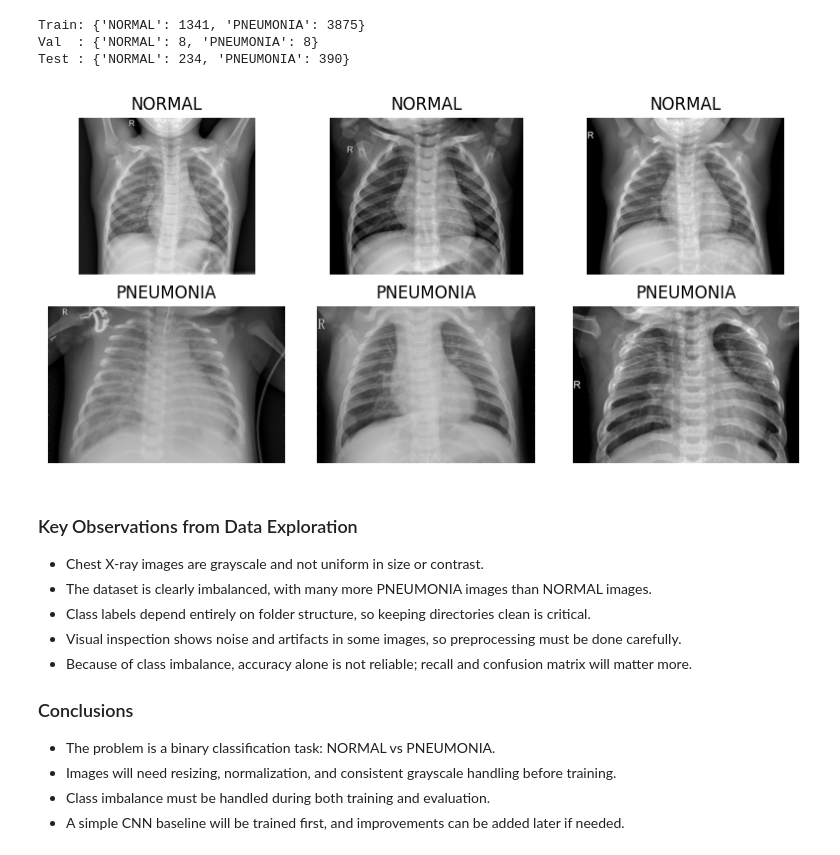
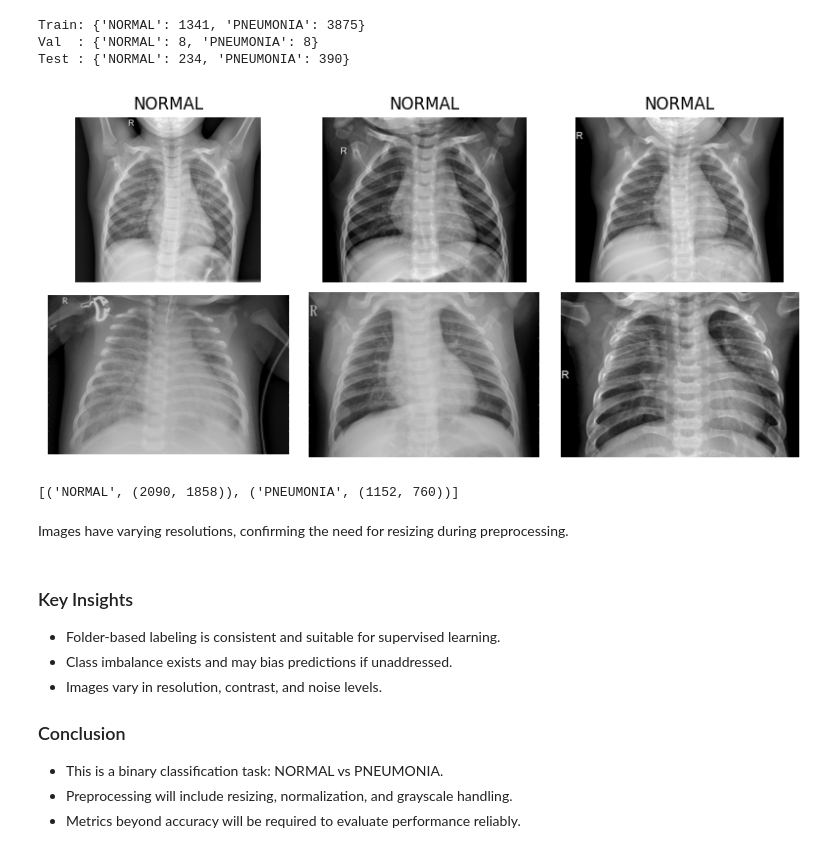
Before and after one commit to SutikshanUpman/Chest-Xray-Pneumonia-Detection, a Jupyter notebook: notebooks/01_data_exploration.ipynb, the cells around one changed output. Cells and saved outputs as stored; diff of their text form; code cells hidden in the pictures.

Commit message:
Check image resolution variability

```diff
--- a/notebooks/01_data_exploration.ipynb
+++ b/notebooks/01_data_exploration.ipynb
@@ -62,39 +62,49 @@ Val  : {'NORMAL': 8, 'PNEUMONIA': 8}
 Test : {'NORMAL': 234, 'PNEUMONIA': 390}
 # %%
 # Visualize sample X-ray images from each class
+# consistent results
 def show_samples(split_dir, n=3):
+    classes = sorted(os.listdir(split_dir))
     plt.figure(figsize=(8, 4))
     idx = 1
 
-    for cls in os.listdir(split_dir):
-        images = list((split_dir / cls).glob("*"))[:n]
+    for cls in classes:
+        images = sorted((split_dir / cls).glob("*"))[:n]
 
         for img_path in images:
             img = Image.open(img_path).convert("L")
-            plt.subplot(2, n, idx)
+            plt.subplot(len(classes), n, idx)
             plt.imshow(img, cmap="gray")
-            plt.title(cls)
+            plt.title(cls if idx <= n else "")
             plt.axis("off")
             idx += 1
 
     plt.tight_layout()
     plt.show()
 
 show_samples(TRAIN_DIR, n=3)
 # %% [output]
-[figure, old version]
+[figure, new version]
+# %%
+# Check image resolution variability
+sizes = []
+
+for cls in os.listdir(TRAIN_DIR):
+    img_path = next((TRAIN_DIR / cls).glob("*"))
+    sizes.append((cls, Image.open(img_path).size))
+
+sizes
+# %% [output]
+[('NORMAL', (2090, 1858)), ('PNEUMONIA', (1152, 760))]
+# %% [markdown]
+Images have varying resolutions, confirming the need for resizing during preprocessing.
 # %% [markdown]
-### Key Observations from Data Exploration
+### Key Insights
+- Folder-based labeling is consistent and suitable for supervised learning.
+- Class imbalance exists and may bias predictions if unaddressed.
+- Images vary in resolution, contrast, and noise levels.
 
-- Chest X-ray images are grayscale and not uniform in size or contrast.
-- The dataset is clearly imbalanced, with many more PNEUMONIA images than NORMAL images.
-- Class labels depend entirely on folder structure, so keeping directories clean is critical.
-- Visual inspection shows noise and artifacts in some images, so preprocessing must be done carefully.
-- Because of class imbalance, accuracy alone is not reliable; recall and confusion matrix will matter more.
-
-### Conclusions
-
-- The problem is a binary classification task: NORMAL vs PNEUMONIA.
-- Images will need resizing, normalization, and consistent grayscale handling before training.
-- Class imbalance must be handled during both training and evaluation.
-- A simple CNN baseline will be trained first, and improvements can be added later if needed.
+### Conclusion
+- This is a binary classification task: NORMAL vs PNEUMONIA.
+- Preprocessing will include resizing, normalization, and grayscale handling.
+- Metrics beyond accuracy will be required to evaluate performance reliably.
```
Also changed, not shown: parts of 1 cell of this notebook.
